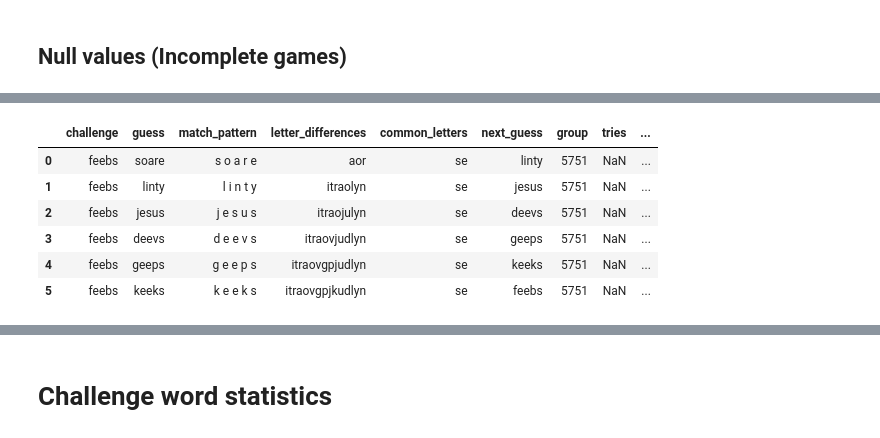
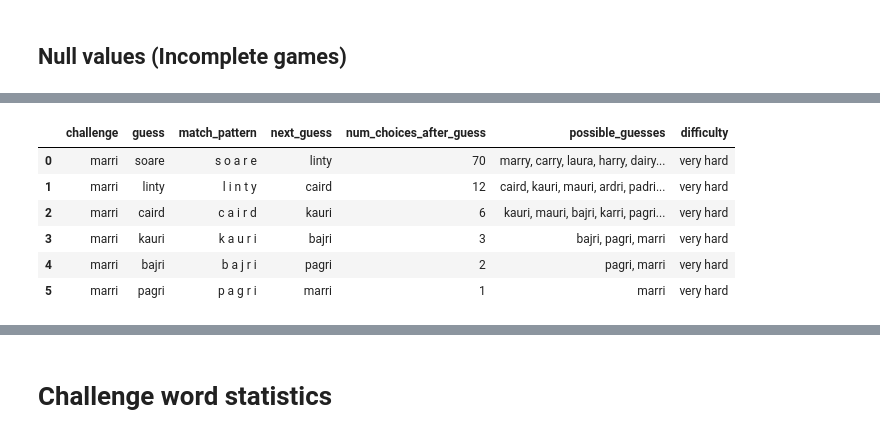
Before and after one commit to jgriffi/Wordle, a Jupyter notebook: notebooks/alternative_openers_eda.ipynb, the cells around one changed output, grey strips where cells are left out. Saved outputs shown, nothing was run; the diff lists cells and outputs as text; code cells hidden in the pictures.

```diff
--- a/notebooks/alternative_openers_eda.ipynb
+++ b/notebooks/alternative_openers_eda.ipynb
@@ -204,33 +204,33 @@ shape: (5, 19)
 # %%
 null_select_group = np.random.choice(incomplete_games["group"], 1, replace = False)[0]
 
 HTML(
     incomplete_games
-    .select(
-        "challenge", "guess", "match_pattern", "letter_differences", "common_letters",
-        "next_guess", "group", "tries", "difficulty", "guess_word_anagrams", "anagram_num"
-    )
     .filter(pl.col("group") == null_select_group)
     .to_pandas()
     .assign(
         match_pattern = lambda df_:
         color_pattern_matching(
             dataf=df_,
             challenge_col="challenge",
             guess_col="guess"
         )
     )
+    [[
+        "challenge", "guess", "match_pattern", "next_guess",
+        "num_choices_after_guess", "possible_guesses", "difficulty",
+    ]]
     .to_html(escape=False)
 )
 # %% [output]
 [interactive output not drawn]
-|  | challenge | guess | match_pattern | letter_differences | common_letters | next_guess | group | tries | ... |
-| 0 | feebs | soare | s o a r e | aor | se | linty | 5751 | NaN | ... |
-| 1 | feebs | linty | l i n t y | itraolyn | se | jesus | 5751 | NaN | ... |
-| 2 | feebs | jesus | j e s u s | itraojulyn | se | deevs | 5751 | NaN | ... |
-| 3 | feebs | deevs | d e e v s | itraovjudlyn | se | geeps | 5751 | NaN | ... |
-| 4 | feebs | geeps | g e e p s | itraovgpjudlyn | se | keeks | 5751 | NaN | ... |
-| 5 | feebs | keeks | k e e k s | itraovgpjkudlyn | se | feebs | 5751 | NaN | ... |
+|  | challenge | guess | match_pattern | next_guess | num_choices_after_guess | possible_guesses | difficulty |
+| 0 | marri | soare | s o a r e | linty | 70 | marry, carry, laura, harry, dairy... | very hard |
+| 1 | marri | linty | l i n t y | caird | 12 | caird, kauri, mauri, ardri, padri... | very hard |
+| 2 | marri | caird | c a i r d | kauri | 6 | kauri, mauri, bajri, karri, pagri... | very hard |
+| 3 | marri | kauri | k a u r i | bajri | 3 | bajri, pagri, marri | very hard |
+| 4 | marri | bajri | b a j r i | pagri | 2 | pagri, marri | very hard |
+| 5 | marri | pagri | p a g r i | marri | 1 | marri | very hard |
 # %%
 incomplete_games_check = (
     incomplete_games
```
Also changed, not shown: parts of 25 cells of this notebook, 5 other files.
